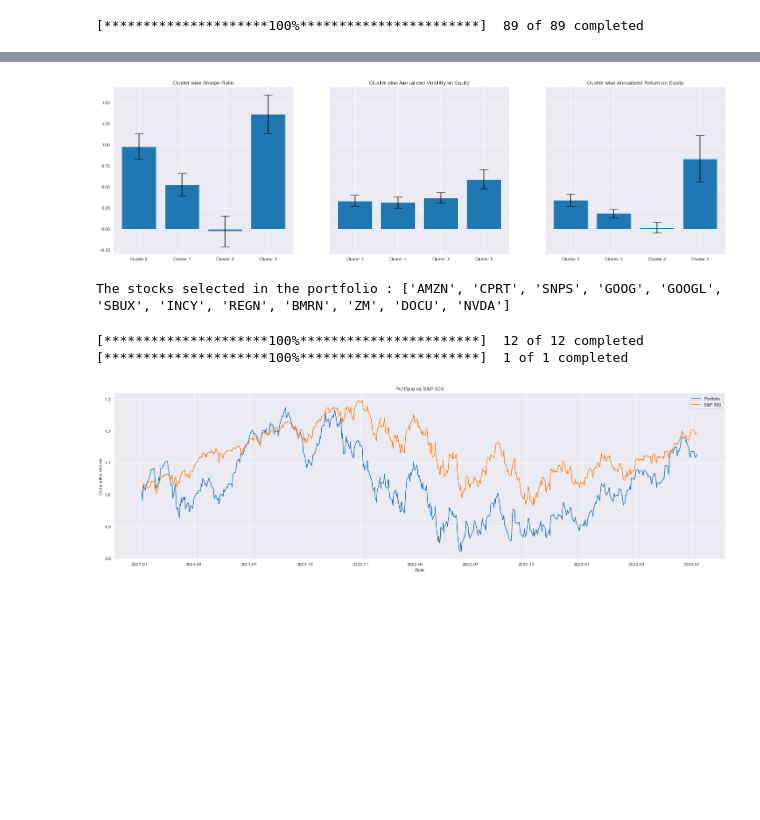
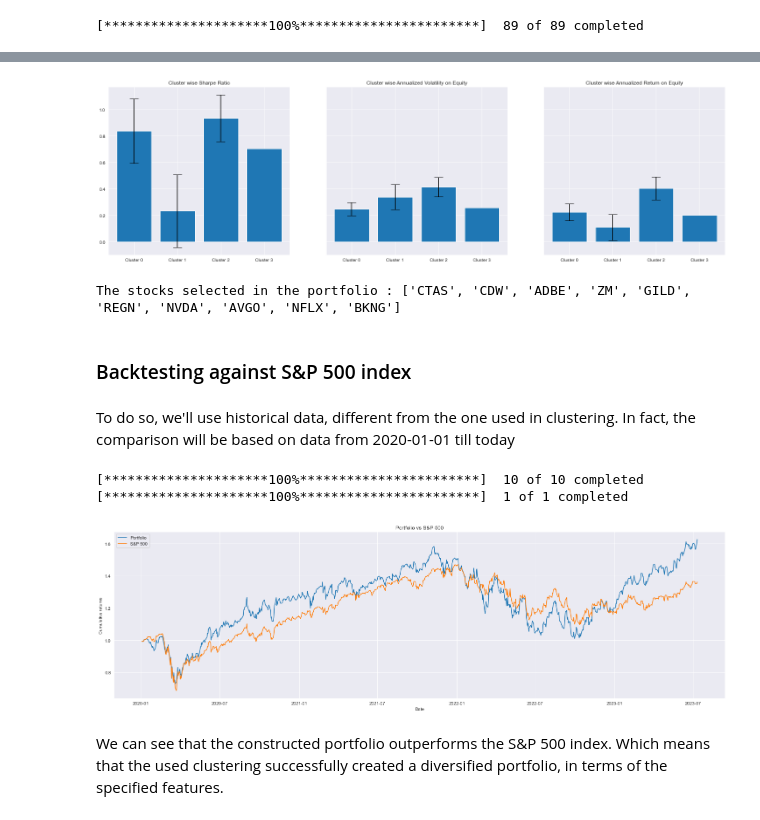
Before and after one commit to hiqbi/diversified_stock_portfolio, a Jupyter notebook: diversified_stock_portfolio.ipynb, the cells around one changed output, grey strips where cells are left out. Saved outputs shown, nothing was run; the diff lists cells and outputs as text; code cells hidden in the pictures; blank space fills up the shorter version.

Commit message:
Added the Beta feature, results are better

```diff
--- a/diversified_stock_portfolio.ipynb
+++ b/diversified_stock_portfolio.ipynb
@@ -124,6 +147,6 @@ all_stock_data = yf.download(all_stocks, start="2013-07-10", end=today)
 # %%
-start_date = "2015-01-01"
-end_date = "2020-12-31"
+start_date = "2013-01-01"
+end_date = "2019-12-31"
 
 index_ticker = "SPY"
 index = yf.Ticker(index_ticker)
@@ -135,7 +158,7 @@ data = pd.DataFrame(columns=["Stock", "Annualized Return on Equity",
                                 "Annualized Volatility on Equity",
                                 "Daily Change in price",
                                 "Daily Variation in price",
-                                "Sharpe Ratio", "Correlation"])
+                                "Sharpe Ratio", "Correlation", "Beta"])
 
 for stock_ticker in all_stocks :
 
@@ -162,17 +185,17 @@ for stock_ticker in all_stocks :
     # Calculate the Daily Variation in price
     daily_variation = daily_change.std()
 
-    # Calculate daily change in price
-    daily_change = stock_adj_close.diff()
-
     # Calculate the correlation with the S&P 500 index
     correlation = stock_adj_close.corr(index_adj_close)
+
+    # Calculate the Beta with the S&P 500 index
+    beta = correlation * (stock_adj_close.std() / index_adj_close.std())
 
     # create a line in a dataset with the computed variables
     data.loc[len(data)] = [stock_ticker, annualized_return_on_equity,
                            annualized_volatility_on_equity,
                            daily_change, daily_variation,
-                           sharpe_ratio, correlation]
+                           sharpe_ratio, correlation, beta]
 # %%
 data.head()
 # %% [output]
@@ -185,7 +208,7 @@ data.head()
 # %%
 # Create a dataset with the features we want to cluster
 X = data[["Annualized Return on Equity", "Annualized Volatility on Equity",
-            "Sharpe Ratio", "Correlation"]]
+        "Sharpe Ratio", "Correlation", "Beta"]]
 X = StandardScaler().fit_transform(X)
 
 K = np.arange(1, 15)
@@ -236,6 +259,8 @@ cluster_2 = data[data["Cluster"]==2]
 cluster_3 = data[data["Cluster"]==3]
 # %%
 selected_features = ["Sharpe Ratio", "Annualized Volatility on Equity", "Annualized Return on Equity"]
+# subplots with different scales
+
 f, axes = plt.subplots(1, 3, figsize=(25, 7), sharey=True)
 for ax, feature in zip(axes, selected_features) :
         mean_feature_0 = cluster_0[feature].mean()
@@ -254,8 +279,9 @@ for ax, feature in zip(axes, selected_features) :
                 capsize=10)
         ax.set_title("Cluster wise " + feature)
 # %% [output]
-[figure, old version]
+[figure, new version]
 # %%
+# Portfolio construction
 portfolio = []
 for cluster in [0, 1, 2, 3] :
     # select the top 3 stocks with sharp ratio and get their name
@@ -264,32 +290,38 @@ for cluster in [0, 1, 2, 3] :
         portfolio.append(ticker)
 print(f"The stocks selected in the portfolio : {portfolio}")
 # %% [output]
-The stocks selected in the portfolio : ['AMZN', 'CPRT', 'SNPS', 'GOOG', 'GOOGL', 'SBUX', 'INCY', 'REGN', 'BMRN', 'ZM', 'DOCU', 'NVDA']
+The stocks selected in the portfolio : ['CTAS', 'CDW', 'ADBE', 'ZM', 'GILD', 'REGN', 'NVDA', 'AVGO', 'NFLX', 'BKNG']
+# %% [markdown]
+### Backtesting against S&P 500 index
+# %% [markdown]
+To do so, we'll use historical data, different from the one used in clustering. In fact, the comparison will be based on data from 2020-01-01 till today
 # %%
 # Download recent data to validate the clustering method
-portfolio_data = yf.download(portfolio, start="2021-01-01", end=today)
-spy_index_data = yf.download("SPY", start="2021-01-01", end=today)
+portfolio_data = yf.download(portfolio, start="2020-01-01", end=today)
+spy_index_data = yf.download("SPY", start="2020-01-01", end=today)
 
 # Calculate the daily returns for both the stock and the index based on
 # their historical price data
 portfolio_daily_returns = portfolio_data["Close"].sum(axis=1).pct_change()
 spy_index_daily_returns = spy_index_data["Close"].pct_change()
 
 # Calculate the cumulative returns for both the stock and the index by
 # summing up the daily returns.
 portfolio_cumulative_returns = (portfolio_daily_returns + 1).cumprod()
 spy_index_cumulative_returns = (spy_index_daily_returns + 1).cumprod()
 
 # plot a comparison
 plt.figure(figsize=(25, 7))
 plt.plot(portfolio_cumulative_returns, label="Portfolio")
 plt.plot(spy_index_cumulative_returns, label="S&P 500")
 plt.title("Portfolio vs S&P 500")
 plt.xlabel("Date")
 plt.ylabel("Cumulative returns")
 plt.legend()
 plt.show()
 # %% [output]
-[*********************100%***********************]  12 of 12 completed
+[*********************100%***********************]  10 of 10 completed
 [*********************100%***********************]  1 of 1 completed
-[figure, old version]
+[figure, new version]
+# %% [markdown]
+We can see that the constructed portfolio outperforms the S&P 500 index. Which means that the used clustering successfully created a diversified portfolio, in terms of the specified features.
```
Also changed, not shown: parts of 8 cells of this notebook.
